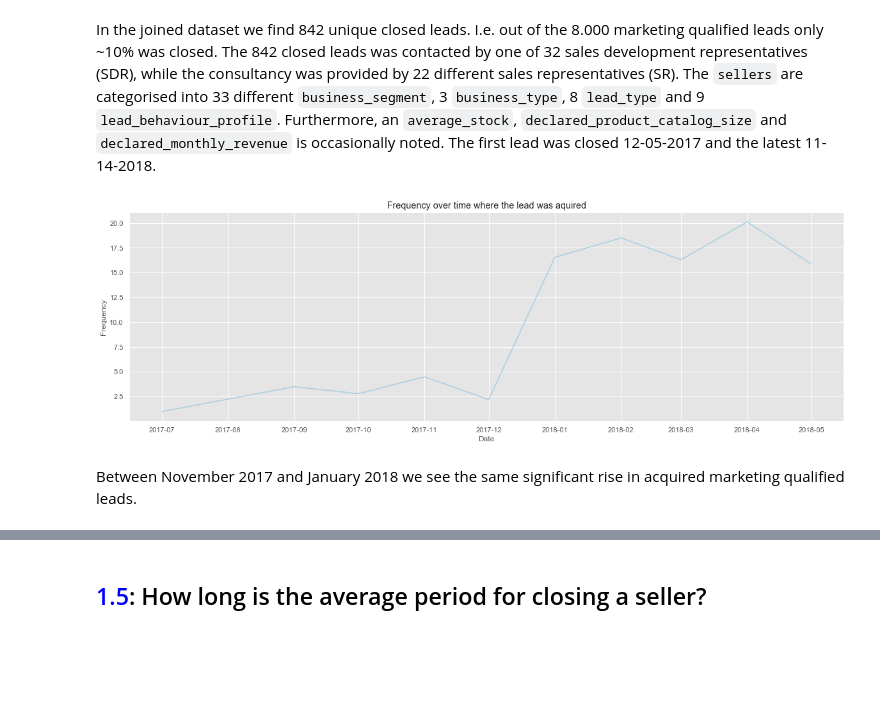
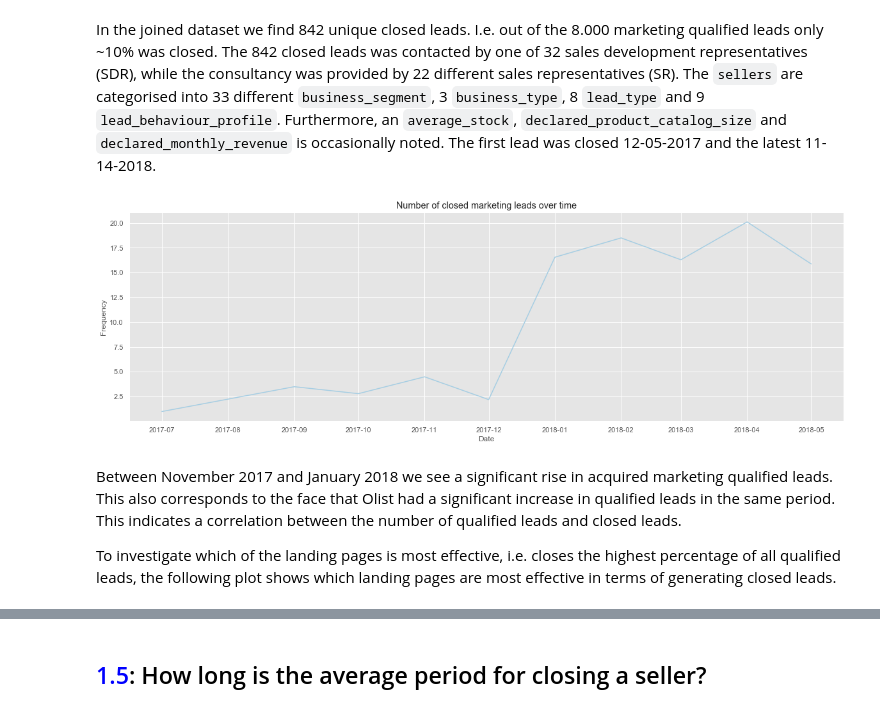
Before and after one commit to MotzWanted/Business_Analytics_Olist, a Jupyter notebook: phase1/Sellers joining the platform_master.ipynb, the cells around one changed output, grey strips where cells are left out. Cells and saved outputs as stored; diff of their text form; code cells hidden in the pictures; blank space fills up the shorter version.

```diff
--- a/phase1/Sellers joining the platform_master.ipynb
+++ b/phase1/Sellers joining the platform_master.ipynb
@@ -269,9 +283,12 @@ closed_leads.describe(include=['O'])
 | freq | 1 | 1 | 140 | 133 | 6 | 105 | 332 | 407 | ... |
 # %% [markdown]
 In the joined dataset we find 842 unique closed leads. I.e. out of the 8.000 marketing qualified leads only ~10% was closed. The 842 closed leads was contacted by one of 32 sales development representatives (SDR), while the consultancy was provided by 22 different sales representatives (SR). The `sellers` are categorised into 33 different `business_segment`, 3 `business_type`, 8 `lead_type` and 9 `lead_behaviour_profile`. Furthermore, an `average_stock`, `declared_product_catalog_size` and `declared_monthly_revenue` is occasionally noted. The first lead was closed 12-05-2017 and the latest 11-14-2018.
-# %%
-plot_timeline(closed_leads, pct = False, log = False, origin = False)
-# %% [output]
-[figure, removed]
-# %% [markdown]
-Between November 2017 and January 2018 we see the same significant rise in acquired marketing qualified leads.
+# %%
+#Plotting the amount of closed marketing leads as a function of time.
+plot_timeline(closed_leads, "Number of closed marketing leads over time", pct = False, log = False, origin = False)
+# %% [output]
+[figure, added]
+# %% [markdown]
+Between November 2017 and January 2018 we see a significant rise in acquired marketing qualified leads. This also corresponds to the face that Olist had a significant increase in qualified leads in the same period. This indicates a correlation between the number of qualified leads and closed leads.
+
+To investigate which of the landing pages is most effective, i.e. closes the highest percentage of all qualified leads, the following plot shows which landing pages are most effective in terms of generating closed leads.
```
Also changed, not shown: parts of 73 cells of this notebook, 1 other file.
